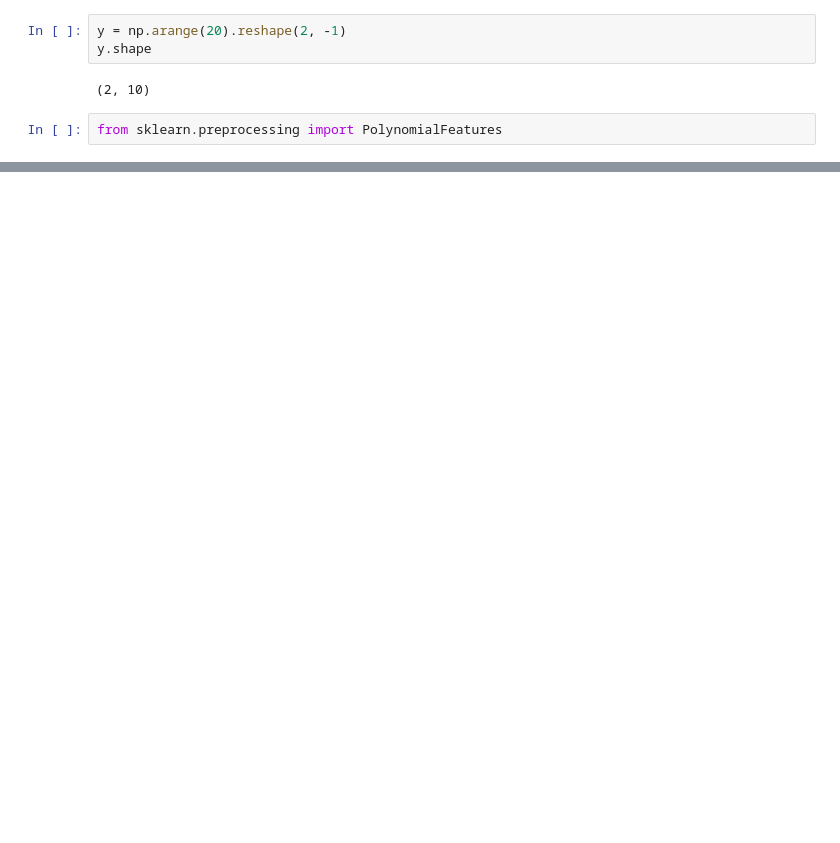
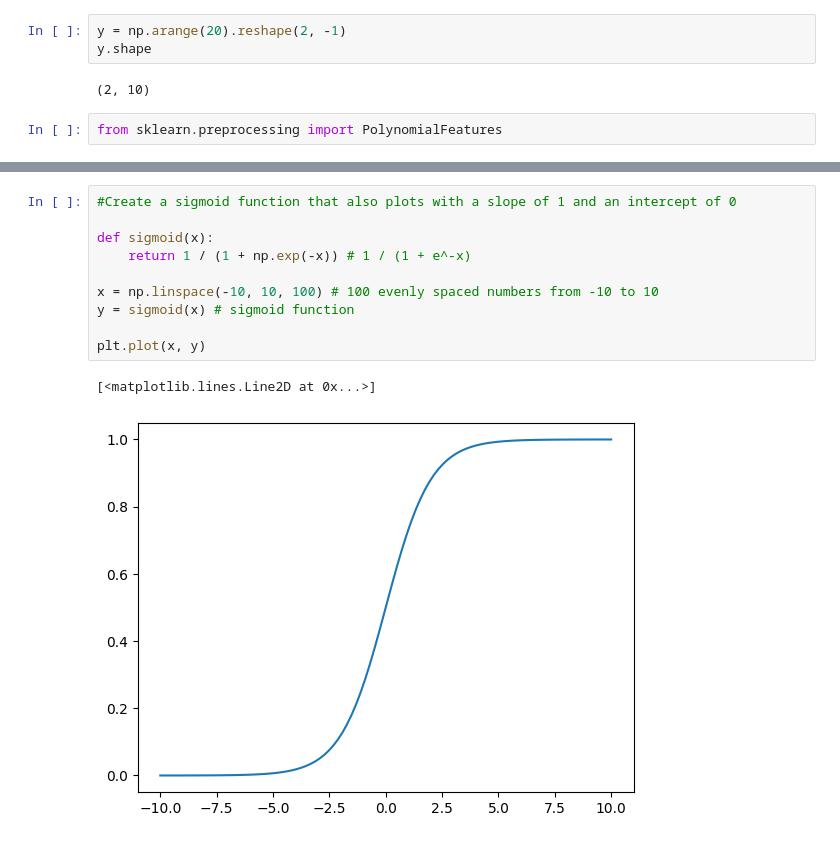
Before and after one commit to Danneftw1/Machine-learning, a Jupyter notebook: random_stuff/polynom.ipynb, the cells around one changed output, grey strips where cells are left out. Cells and saved outputs as stored; diff of their text form; blank space fills up the shorter version.

```diff
--- a/random_stuff/polynom.ipynb
+++ b/random_stuff/polynom.ipynb
@@ -49,0 +58,13 @@ from sklearn.preprocessing import PolynomialFeatures
+# %%
+#Create a sigmoid function that also plots with a slope of 1 and an intercept of 0
+
+def sigmoid(x):
+    return 1 / (1 + np.exp(-x)) # 1 / (1 + e^-x)
+
+x = np.linspace(-10, 10, 100) # 100 evenly spaced numbers from -10 to 10
+y = sigmoid(x) # sigmoid function
+
+plt.plot(x, y)
+# %% [output]
+[<matplotlib.lines.Line2D at 0x...>]
+[figure, added]
```
Also changed, not shown: parts of 2 cells of this notebook.
